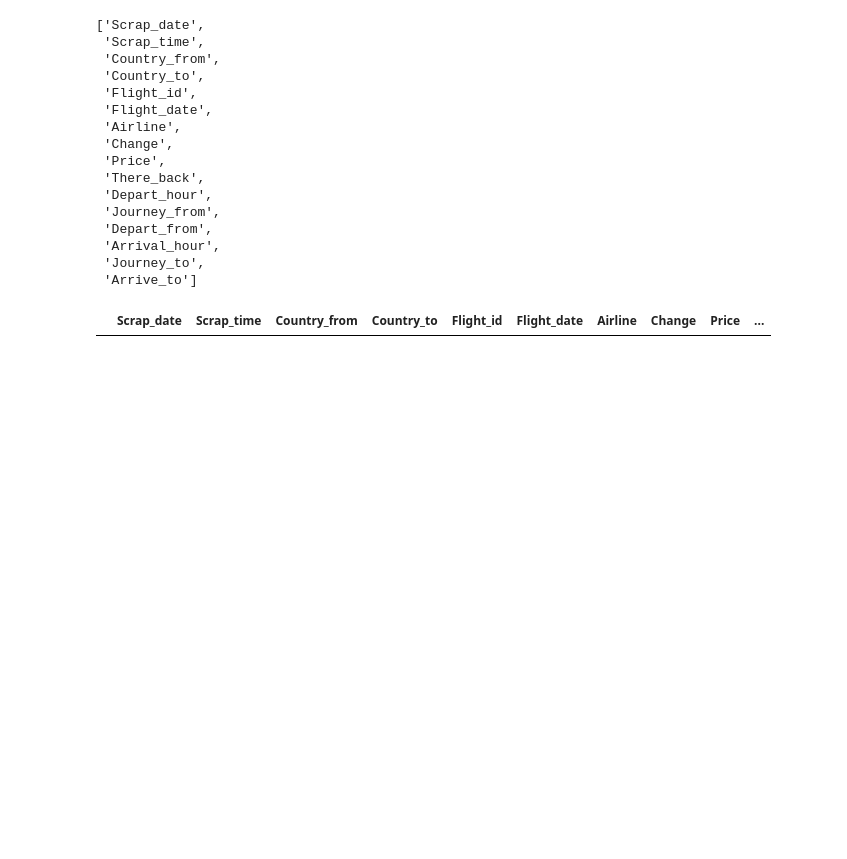
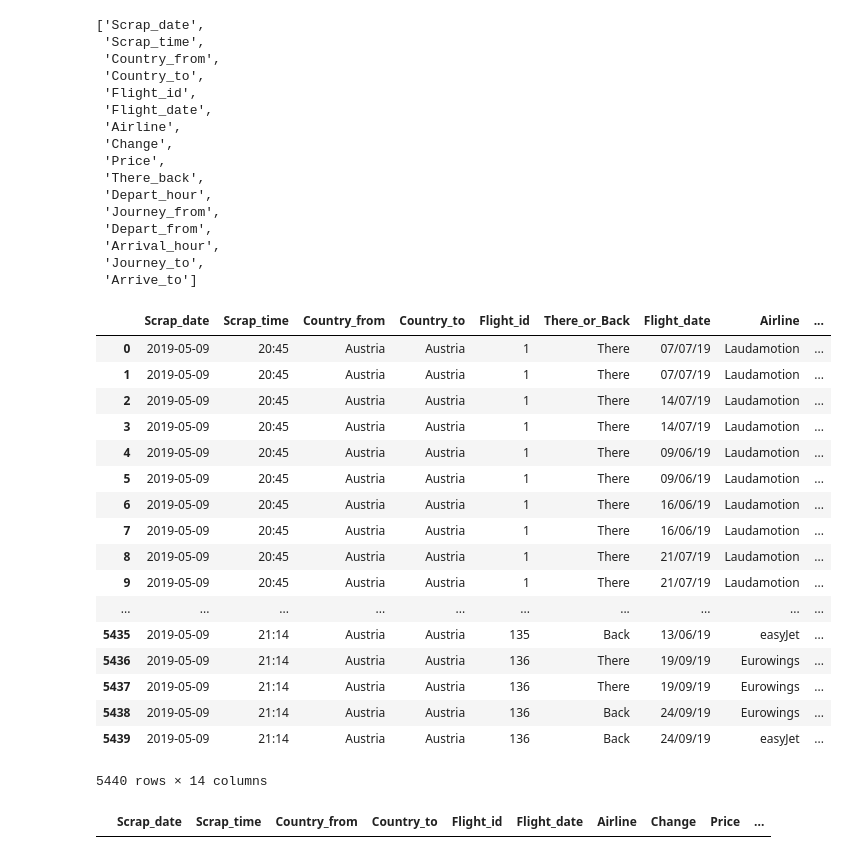
Before and after one commit to aleksandramiesiac/BigDataProject-QWERTY-, a Jupyter notebook: AnalizaDanych/Loty_spark_wstepne_analizy.ipynb, the cells around one changed output. Drawn from its saved outputs; the diff is of its cells as text; code cells hidden in the pictures; blank space fills up the shorter version.

Commit message:
dodane Flight id i tehre/back

```diff
--- a/AnalizaDanych/Loty_spark_wstepne_analizy.ipynb
+++ b/AnalizaDanych/Loty_spark_wstepne_analizy.ipynb
@@ -23,6 +23,27 @@ names
  'Arrival_hour',
  'Journey_to',
  'Arrive_to']
+# %%
+pd.read_csv('/media/ola/Elements SE/STUDIA/BigData/BigDataProject-QWERTY-/caly_scraper/flight_prices/2019-05-09.txt', sep=";")
+# %% [output]
+|  | Scrap_date | Scrap_time | Country_from | Country_to | Flight_id | There_or_Back | Flight_date | Airline | ... |
+| 0 | 2019-05-09 | 20:45 | Austria | Austria | 1 | There | 07/07/19 | Laudamotion | ... |
+| 1 | 2019-05-09 | 20:45 | Austria | Austria | 1 | There | 07/07/19 | Laudamotion | ... |
+| 2 | 2019-05-09 | 20:45 | Austria | Austria | 1 | There | 14/07/19 | Laudamotion | ... |
+| 3 | 2019-05-09 | 20:45 | Austria | Austria | 1 | There | 14/07/19 | Laudamotion | ... |
+| 4 | 2019-05-09 | 20:45 | Austria | Austria | 1 | There | 09/06/19 | Laudamotion | ... |
+| 5 | 2019-05-09 | 20:45 | Austria | Austria | 1 | There | 09/06/19 | Laudamotion | ... |
+| 6 | 2019-05-09 | 20:45 | Austria | Austria | 1 | There | 16/06/19 | Laudamotion | ... |
+| 7 | 2019-05-09 | 20:45 | Austria | Austria | 1 | There | 16/06/19 | Laudamotion | ... |
+| 8 | 2019-05-09 | 20:45 | Austria | Austria | 1 | There | 21/07/19 | Laudamotion | ... |
+| 9 | 2019-05-09 | 20:45 | Austria | Austria | 1 | There | 21/07/19 | Laudamotion | ... |
+| ... | ... | ... | ... | ... | ... | ... | ... | ... | ... |
+| 5435 | 2019-05-09 | 21:14 | Austria | Austria | 135 | Back | 13/06/19 | easyJet | ... |
+| 5436 | 2019-05-09 | 21:14 | Austria | Austria | 136 | There | 19/09/19 | Eurowings | ... |
+| 5437 | 2019-05-09 | 21:14 | Austria | Austria | 136 | There | 19/09/19 | Eurowings | ... |
+| 5438 | 2019-05-09 | 21:14 | Austria | Austria | 136 | Back | 24/09/19 | Eurowings | ... |
+| 5439 | 2019-05-09 | 21:14 | Austria | Austria | 136 | Back | 24/09/19 | easyJet | ... |
+5440 rows × 14 columns
 # %%
 import pandas as pd
 dat = pd.DataFrame(columns = names)
```
Also changed, not shown: parts of 1 cell of this notebook, 3 other files.
